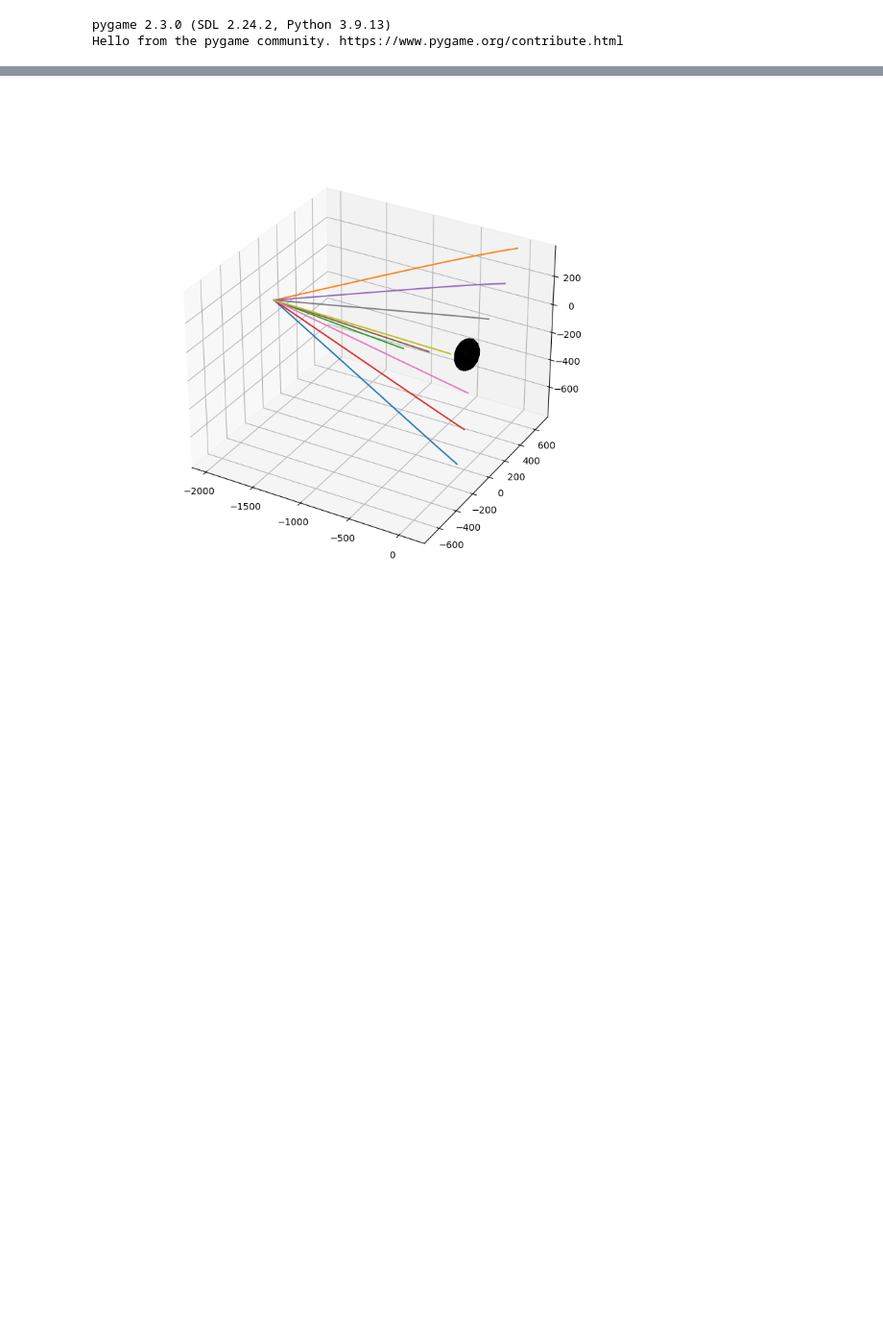
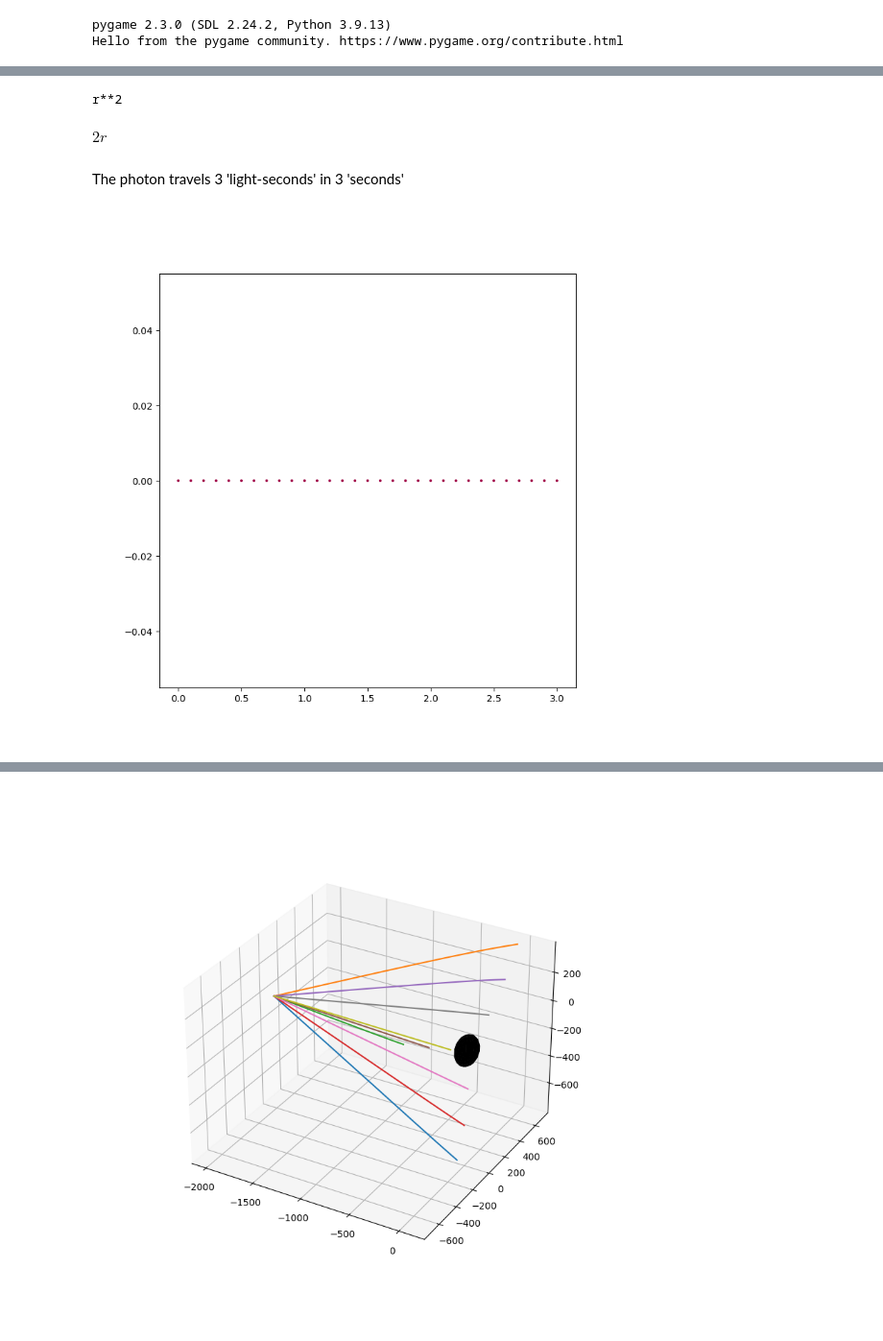
Before and after one commit to nasa-T/GR, a Jupyter notebook: light_in_blackhole.ipynb, the cells around one changed output, grey strips where cells are left out. Shown at 96% size. Cells and saved outputs as stored; diff of their text form; code cells hidden in the pictures; blank space fills up the shorter version.

```diff
--- a/light_in_blackhole.ipynb
+++ b/light_in_blackhole.ipynb
@@ -69,0 +52,12 @@ sim.draw(threeD=True)
+# %%
+print(g.metric.get_element(2,2))
+sp.diff(g.metric.get_element(2,2),'r')
+# %% [output]
+r**2
+$\displaystyle 2 r$
+# %% [markdown]
+The photon travels 3 'light-seconds' in 3 'seconds'
+# %%
+f = Flashlight(0,0,0,1,0,0,90, flat=False)
+g2 = FlatSpace(0,0,0,0)
+sim = Simulator(f,g2)
@@ -69,0 +68,5 @@ sim.draw(threeD=True)
+# %%
+%matplotlib widget
+sim.draw(threeD=False)
+# %% [output]
+[figure, added]
```
Also changed, not shown: parts of 68 cells of this notebook, 4 other files.
